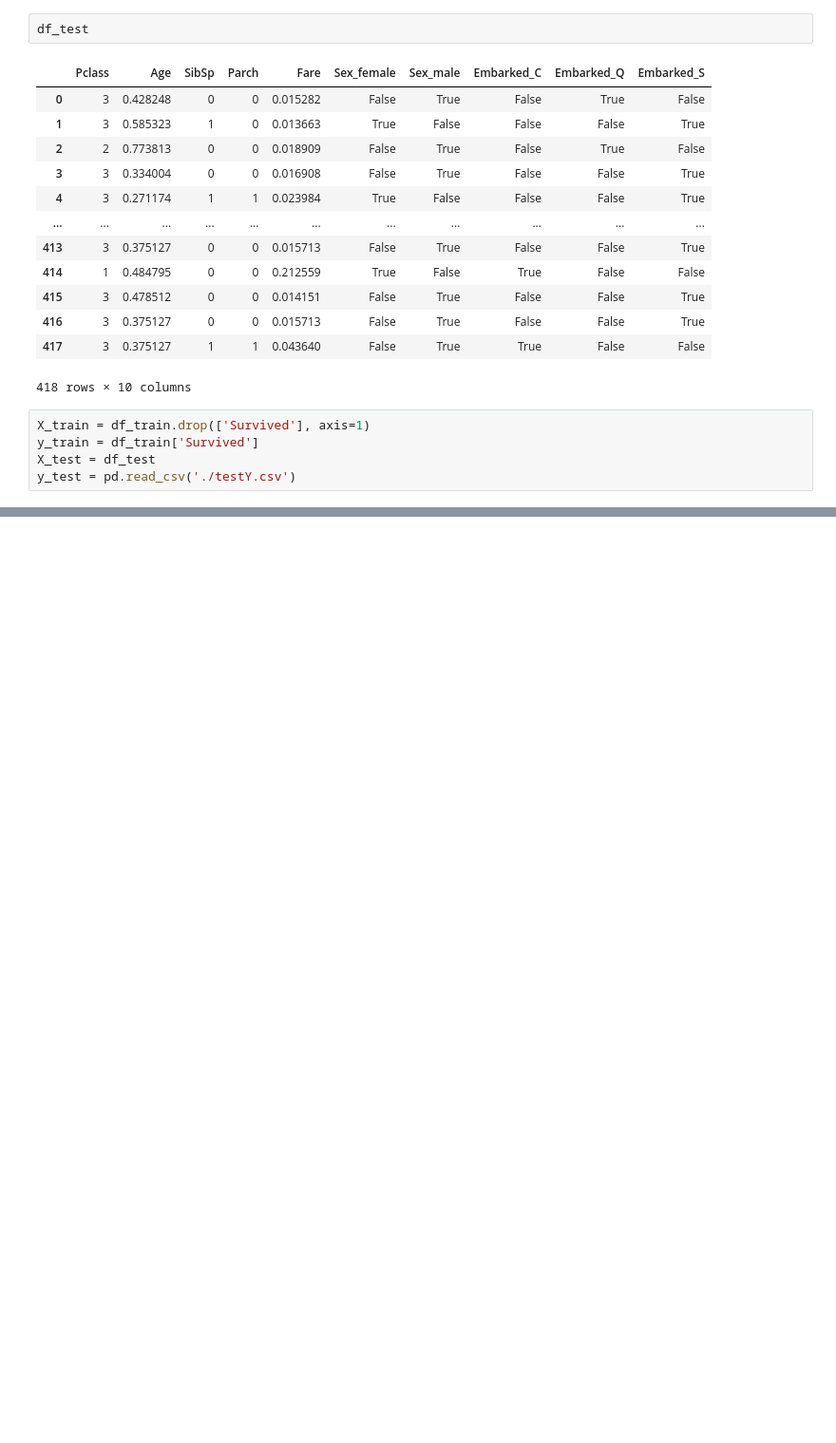
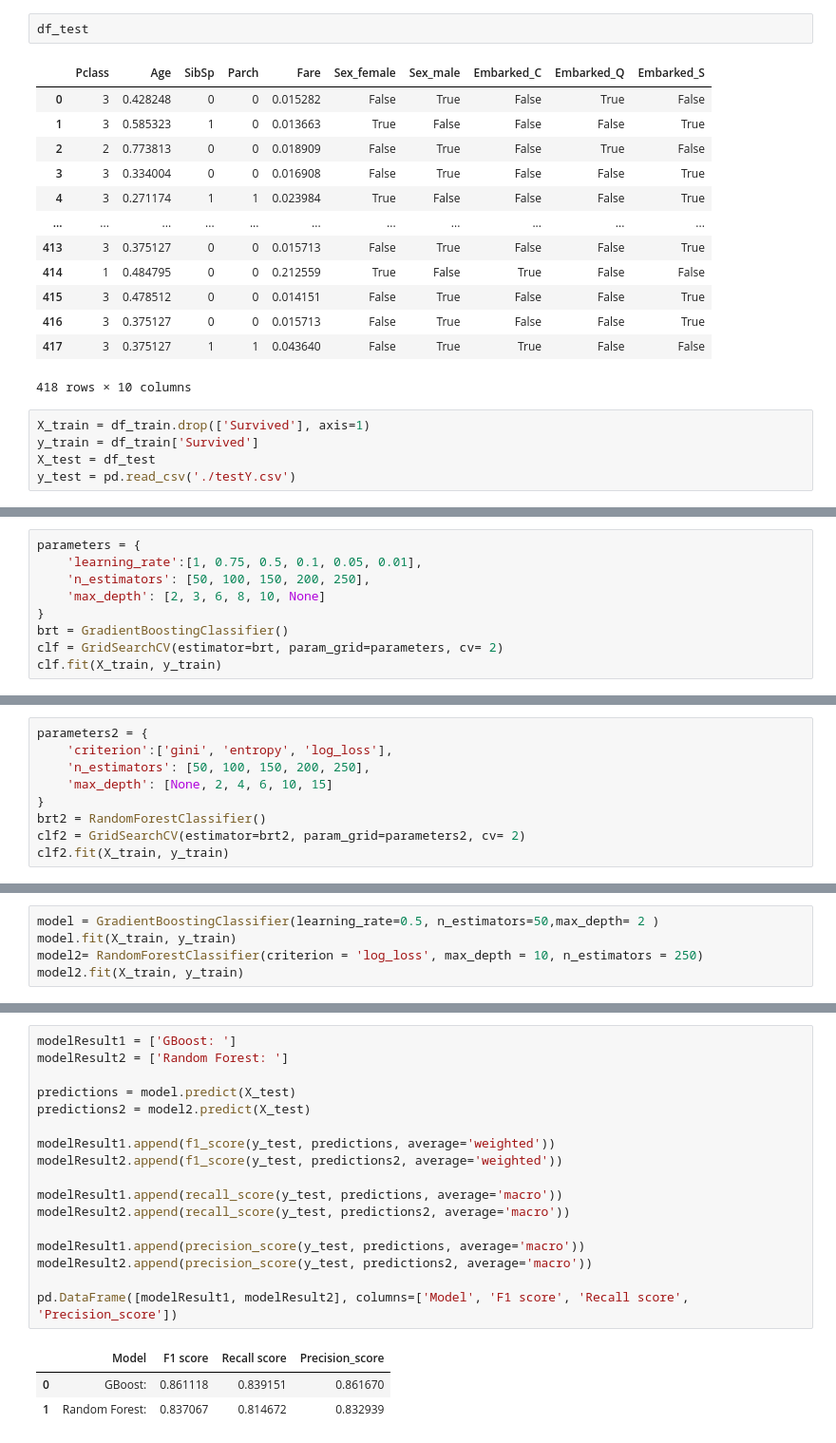
Before and after one commit to simonpine/Titanic, a Jupyter notebook: model.ipynb, the cells around one changed output, grey strips where cells are left out. Shown at 95% size. Cells and saved outputs as stored; diff of their text form; blank space fills up the shorter version.

Commit message:
The model generation was added, whit the respective validation

```diff
--- a/model.ipynb
+++ b/model.ipynb
@@ -138,0 +175,9 @@ y_test = pd.read_csv('./testY.csv')
+# %%
+parameters = {
+    'learning_rate':[1, 0.75, 0.5, 0.1, 0.05, 0.01],
+    'n_estimators': [50, 100, 150, 200, 250],
+    'max_depth': [2, 3, 6, 8, 10, None]
+}
+brt = GradientBoostingClassifier()
+clf = GridSearchCV(estimator=brt, param_grid=parameters, cv= 2)
+clf.fit(X_train, y_train)
@@ -138,0 +189,9 @@ y_test = pd.read_csv('./testY.csv')
+# %%
+parameters2 = {
+    'criterion':['gini', 'entropy', 'log_loss'],
+    'n_estimators': [50, 100, 150, 200, 250],
+    'max_depth': [None, 2, 4, 6, 10, 15]
+}
+brt2 = RandomForestClassifier()
+clf2 = GridSearchCV(estimator=brt2, param_grid=parameters2, cv= 2)
+clf2.fit(X_train, y_train)
@@ -138,0 +209,5 @@ y_test = pd.read_csv('./testY.csv')
+# %%
+model = GradientBoostingClassifier(learning_rate=0.5, n_estimators=50,max_depth= 2 )
+model.fit(X_train, y_train)
+model2= RandomForestClassifier(criterion = 'log_loss', max_depth = 10, n_estimators = 250)
+model2.fit(X_train, y_train)
@@ -138,0 +234,21 @@ y_test = pd.read_csv('./testY.csv')
+# %%
+modelResult1 = ['GBoost: ']
+modelResult2 = ['Random Forest: ']
+
+predictions = model.predict(X_test)
+predictions2 = model2.predict(X_test)
+
+modelResult1.append(f1_score(y_test, predictions, average='weighted'))
+modelResult2.append(f1_score(y_test, predictions2, average='weighted'))
+
+modelResult1.append(recall_score(y_test, predictions, average='macro'))
+modelResult2.append(recall_score(y_test, predictions2, average='macro'))
+
+modelResult1.append(precision_score(y_test, predictions, average='macro'))
+modelResult2.append(precision_score(y_test, predictions2, average='macro'))
+
+pd.DataFrame([modelResult1, modelResult2], columns=['Model', 'F1 score', 'Recall score', 'Precision_score'])
+# %% [output]
+|  | Model | F1 score | Recall score | Precision_score |
+| 0 | GBoost: | 0.861118 | 0.839151 | 0.861670 |
+| 1 | Random Forest: | 0.837067 | 0.814672 | 0.832939 |
```
Also changed, not shown: parts of 11 cells of this notebook.
